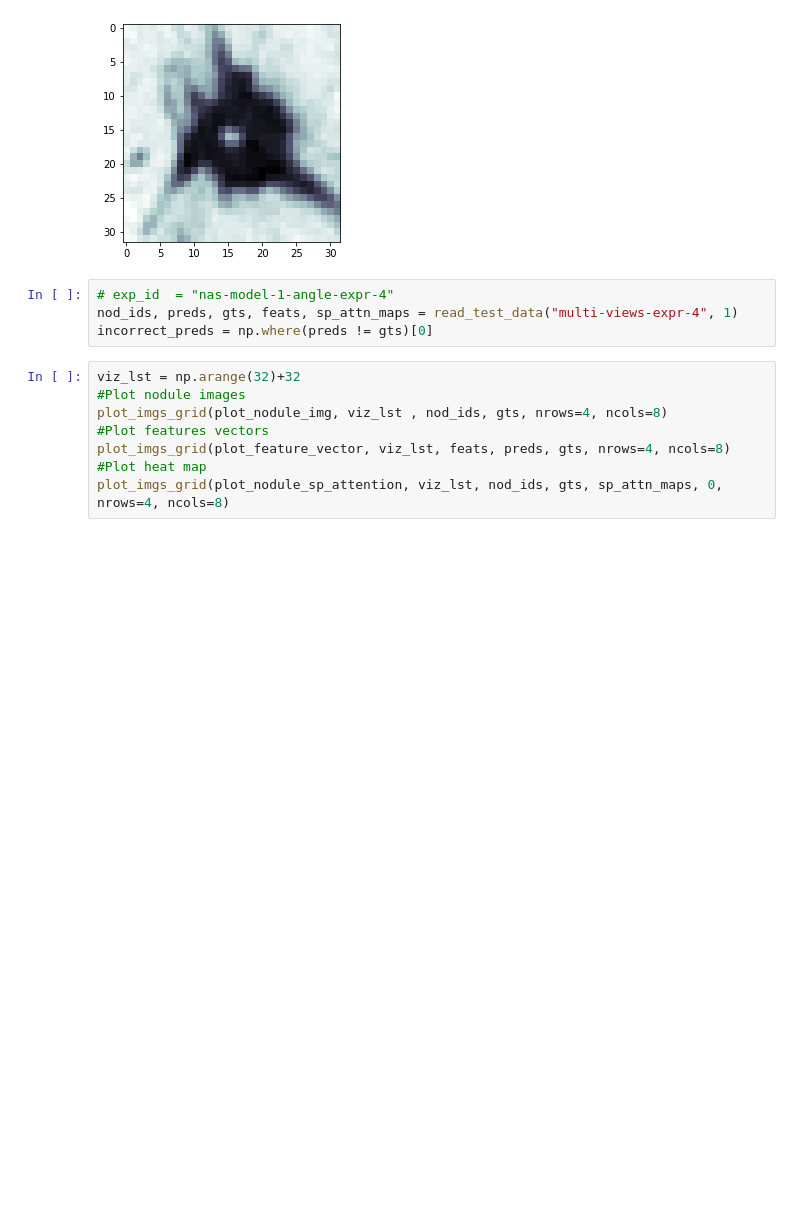
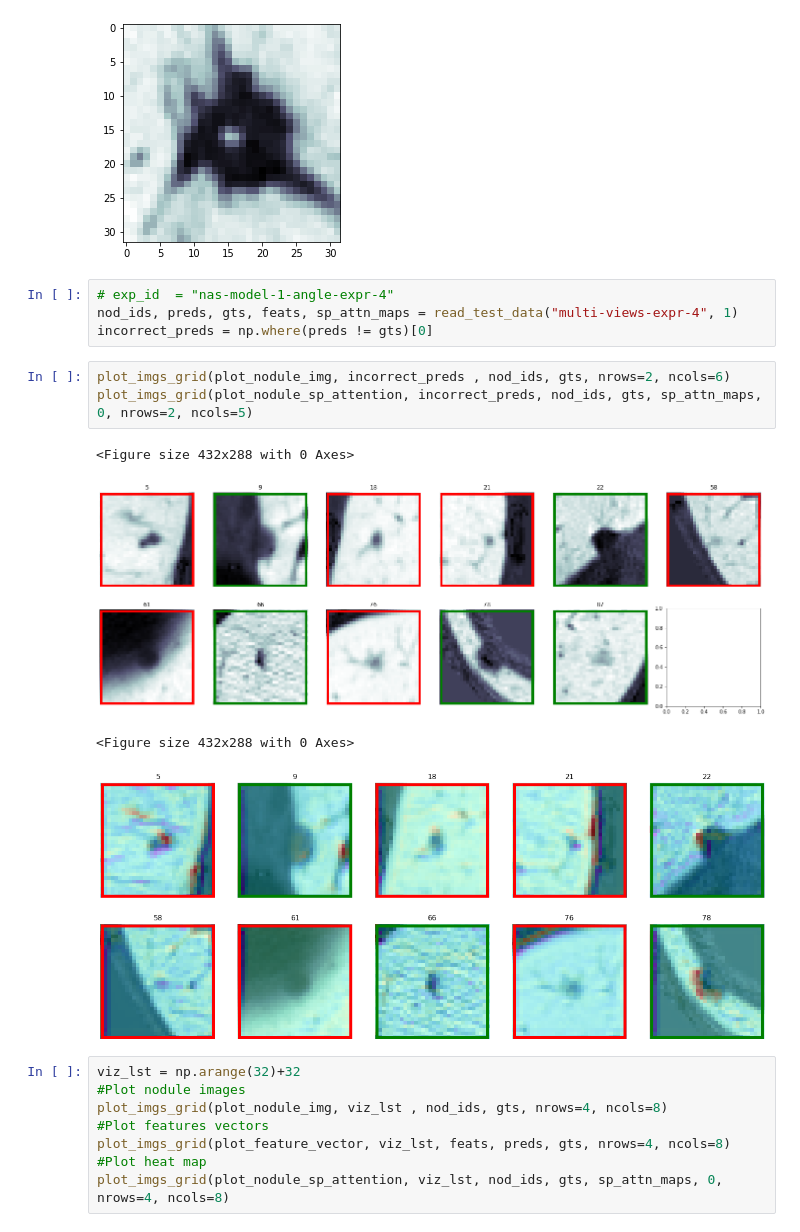
Before and after one commit to hthieu166/ece549-plumonary-nods-classification, a Jupyter notebook: NAS-Lung/notebooks/view_data.ipynb, the cells around one changed output. Saved outputs shown, nothing was run; the diff lists cells and outputs as text; blank space fills up the shorter version.

```diff
--- a/NAS-Lung/notebooks/view_data.ipynb
+++ b/NAS-Lung/notebooks/view_data.ipynb
@@ -32,6 +32,14 @@ ax.imshow(t, cmap="bone")
 # exp_id  = "nas-model-1-angle-expr-4"
 nod_ids, preds, gts, feats, sp_attn_maps = read_test_data("multi-views-expr-4", 1)
 incorrect_preds = np.where(preds != gts)[0]
+# %%
+plot_imgs_grid(plot_nodule_img, incorrect_preds , nod_ids, gts, nrows=2, ncols=6)
+plot_imgs_grid(plot_nodule_sp_attention, incorrect_preds, nod_ids, gts, sp_attn_maps, 0, nrows=2, ncols=5)
+# %% [output]
+<Figure size 432x288 with 0 Axes>
+[figure, added]
+<Figure size 432x288 with 0 Axes>
+[figure, added]
 # %%
 viz_lst = np.arange(32)+32
 #Plot nodule images
```
